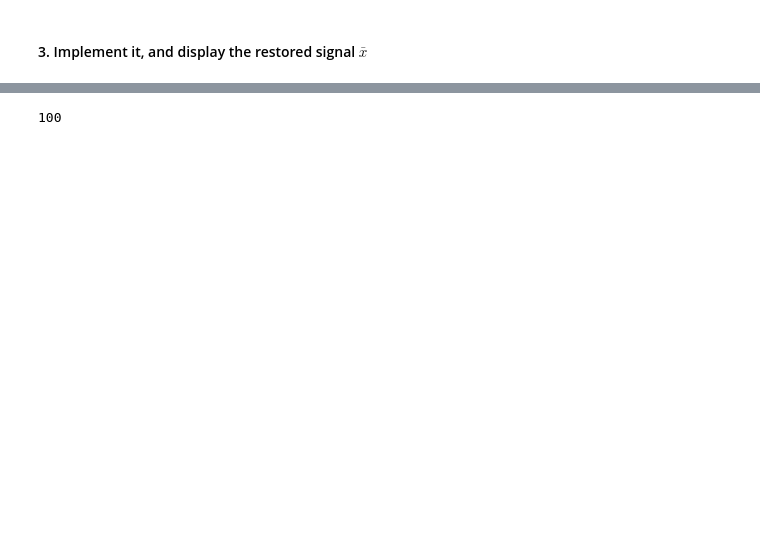
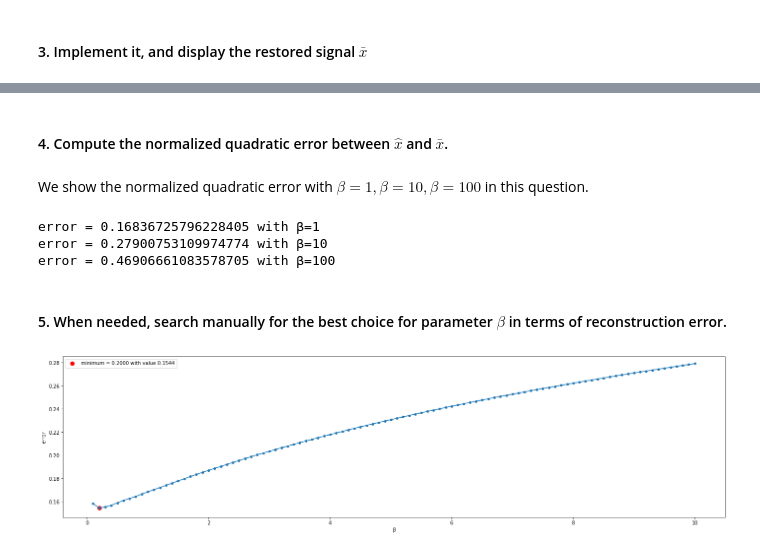
Before and after one commit to lliill/ECP, a Jupyter notebook: LSP_TPn2_Li_Martin.ipynb, the cells around one changed output, grey strips where cells are left out. Cells and saved outputs as stored; diff of their text form; code cells hidden in the pictures; blank space fills up the shorter version.

```diff
--- a/LSP_TPn2_Li_Martin.ipynb
+++ b/LSP_TPn2_Li_Martin.ipynb
@@ -405,4 +384,46 @@ plt.ylabel('X(T)');
-# %%
-beta
-# %% [output]
-100
+# %% [markdown]
+#### 4. Compute the normalized quadratic error between $\hat{x}$ and $\bar{x}$.
+# %% [markdown]
+We show the normalized quadratic error with $\beta = 1, \beta = 10, \beta = 100$ in this question.
+# %%
+def normalized_quadratic_error(restored_signal):
+    x_hat_square = np.dot(restored_signal, restored_signal)
+    return (x_hat_square -2 * np.dot(original_signal, restored_signal) + X_BAR_SQUARE) / X_BAR_SQUARE
+
+error_smooth_1 = normalized_quadratic_error(restored_signal_constraint_1)
+print('error = {} with \u03B2={}'.format(error_smooth_1, 1))
+
+error_smooth_10 = normalized_quadratic_error(restored_signal_constraint_10)
+print('error = {} with \u03B2={}'.format(error_smooth_10, 10))
+
+error_smooth_100 = normalized_quadratic_error(restored_signal_constraint_100)
+print('error = {} with \u03B2={}'.format(error_smooth_100, 100))
+# %% [output]
+error = 0.16836725796228405 with β=1
+error = 0.27900753109974774 with β=10
+error = 0.46906661083578705 with β=100
+# %% [markdown]
+#### 5. When needed, search manually for the best choice for parameter $\beta$ in terms of reconstruction error.
+# %%
+def error_constraint_beta(beta):
+    restored_signal_constraint = proj_grad(x_0, 1e-06, beta)
+    error_constraint = normalized_quadratic_error(restored_signal_constraint)
+    return error_constraint
+
+error_constraint_beta = np.vectorize(error_constraint_beta)
+
+Beta = np.linspace(0.1, 10, 100)
+Error_constraint = error_constraint_beta(Beta)
+
+plt.plot(Beta, Error_constraint, 'o-', markersize=4)
+plt.xlabel('\u03B2')
+plt.ylabel('error');
+
+min_index = np.argmin(Error_constraint)
+minimum = Beta[min_index]
+min_val = Error_constraint[min_index]
+
+plt.scatter(minimum, min_val, s= 60, c = 'red', label = 'minimum = {:5.4f} with value {:5.4f}'.format(minimum, min_val))
+plt.legend();
+# %% [output]
+[figure, added]
```
Also changed, not shown: parts of 11 cells of this notebook.
